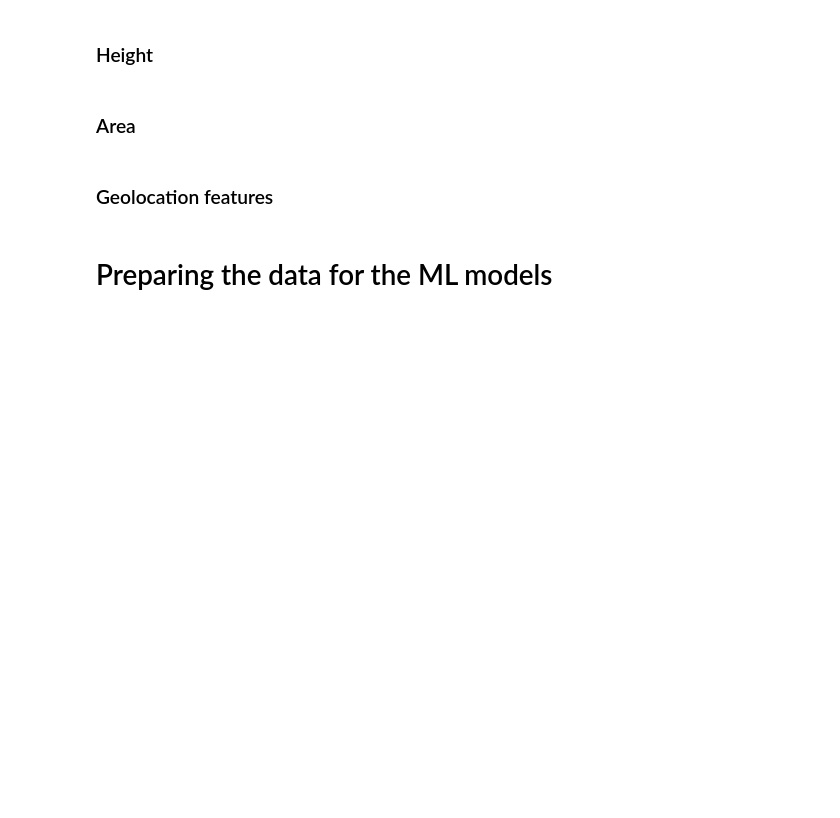
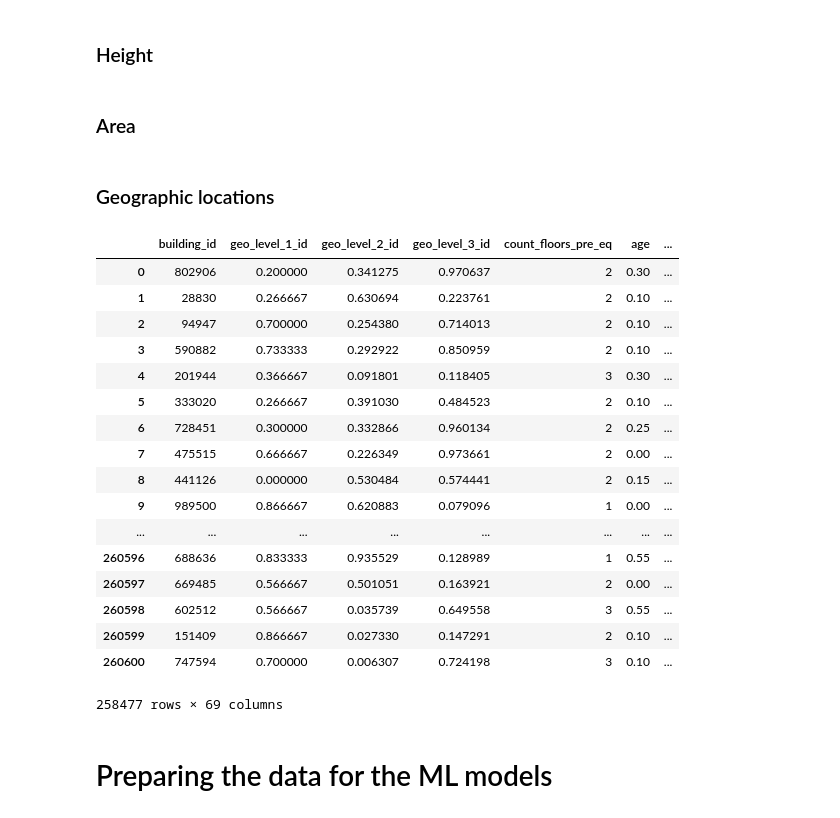
Before and after one commit to belulali/earthquake, a Jupyter notebook: Earthquake.ipynb, the cells around one changed output. Drawn from its saved outputs; the diff is of its cells as text; code cells hidden in the pictures; blank space fills up the shorter version.

```diff
--- a/Earthquake.ipynb
+++ b/Earthquake.ipynb
@@ -192,16 +156,41 @@ scaler3 = MinMaxScaler()
 train_area_scaled = scaler3.fit_transform(np.array(extended_train_features.iloc[:, 6]).reshape(-1,1))
 
 extended_train_features.area_percentage = train_hieght_scaled
-# %% [markdown]
-### Geolocation  features
+# %% [markdown]
+### Geographic locations
 # %%
-# scaler4 = MinMaxScaler()
-# train_geo1_scaled = scaler4.fit_transform(np.array(extended_train_features.iloc[:, 1]).reshape(-1,1))
-# extended_train_features.geo_level_1_id = train_geo1_scaled
+scaler4 = MinMaxScaler()
+train_geo1_scaled = scaler4.fit_transform(np.array(extended_train_features.iloc[:, 1]).reshape(-1,1))
+extended_train_features.geo_level_1_id = train_geo1_scaled
 
-# scaler5 = MinMaxScaler()
-# train_geo2_scaled = scaler5.fit_transform(np.array(extended_train_features.iloc[:, 2]).reshape(-1,1))
-# extended_train_features.geo_level_2_id = train_geo2_scaled
+scaler5 = MinMaxScaler()
+train_geo2_scaled = scaler5.fit_transform(np.array(extended_train_features.iloc[:, 2]).reshape(-1,1))
+extended_train_features.geo_level_2_id = train_geo2_scaled
+
+scaler6 = MinMaxScaler()
+train_geo3_scaled = scaler6.fit_transform(np.array(extended_train_features.iloc[:, 3]).reshape(-1,1))
+extended_train_features.geo_level_3_id = train_geo3_scaled
+
+extended_train_features
+# %% [output]
+|  | building_id | geo_level_1_id | geo_level_2_id | geo_level_3_id | count_floors_pre_eq | age | ... |
+| 0 | 802906 | 0.200000 | 0.341275 | 0.970637 | 2 | 0.30 | ... |
+| 1 | 28830 | 0.266667 | 0.630694 | 0.223761 | 2 | 0.10 | ... |
+| 2 | 94947 | 0.700000 | 0.254380 | 0.714013 | 2 | 0.10 | ... |
+| 3 | 590882 | 0.733333 | 0.292922 | 0.850959 | 2 | 0.10 | ... |
+| 4 | 201944 | 0.366667 | 0.091801 | 0.118405 | 3 | 0.30 | ... |
+| 5 | 333020 | 0.266667 | 0.391030 | 0.484523 | 2 | 0.10 | ... |
+| 6 | 728451 | 0.300000 | 0.332866 | 0.960134 | 2 | 0.25 | ... |
+| 7 | 475515 | 0.666667 | 0.226349 | 0.973661 | 2 | 0.00 | ... |
+| 8 | 441126 | 0.000000 | 0.530484 | 0.574441 | 2 | 0.15 | ... |
+| 9 | 989500 | 0.866667 | 0.620883 | 0.079096 | 1 | 0.00 | ... |
+| ... | ... | ... | ... | ... | ... | ... | ... |
+| 260596 | 688636 | 0.833333 | 0.935529 | 0.128989 | 1 | 0.55 | ... |
+| 260597 | 669485 | 0.566667 | 0.501051 | 0.163921 | 2 | 0.00 | ... |
+| 260598 | 602512 | 0.566667 | 0.035739 | 0.649558 | 3 | 0.55 | ... |
+| 260599 | 151409 | 0.866667 | 0.027330 | 0.147291 | 2 | 0.10 | ... |
+| 260600 | 747594 | 0.700000 | 0.006307 | 0.724198 | 3 | 0.10 | ... |
+258477 rows × 69 columns
 # %% [markdown]
 # Preparing the data for the ML models
 # %% [markdown]
```
Also changed, not shown: parts of 25 cells of this notebook.
